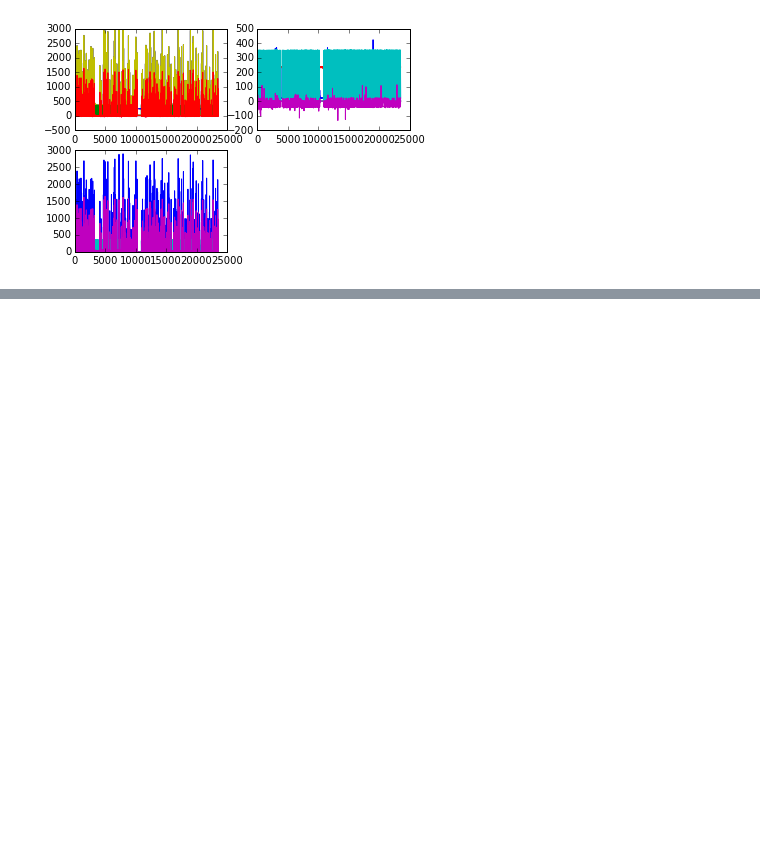
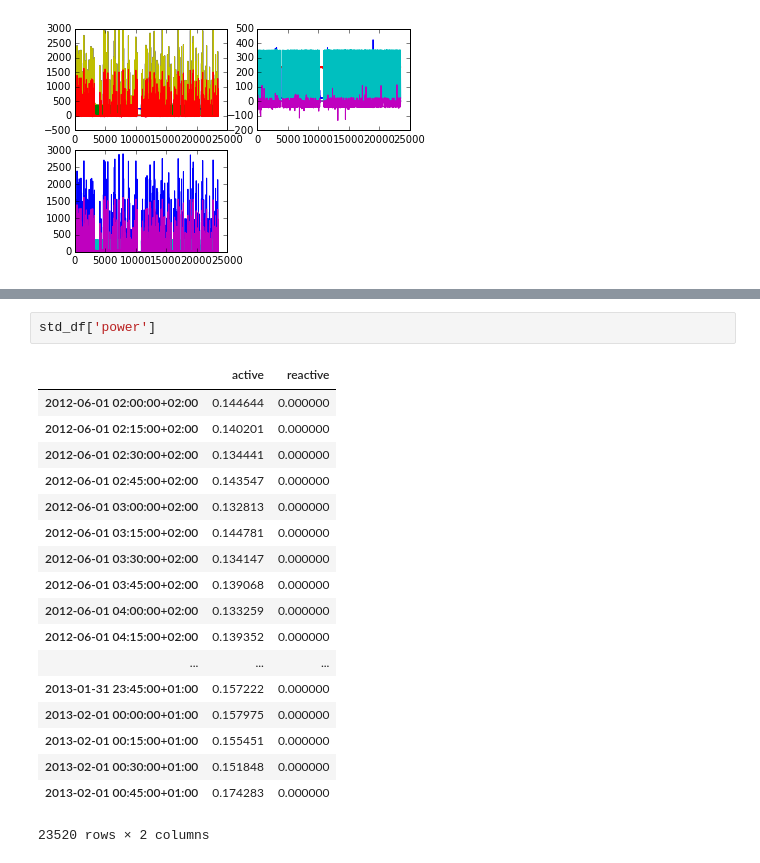
Before and after one commit to nipunbatra/NIOMTK, a Jupyter notebook: docs/Eco.ipynb, the cells around one changed output, grey strips where cells are left out. Cells and saved outputs as stored; diff of their text form; blank space fills up the shorter version.

```diff
--- a/docs/Eco.ipynb
+++ b/docs/Eco.ipynb
@@ -183,0 +227,21 @@ fig
+# %%
+std_df['power']
+# %% [output]
+|  | active | reactive |
+| 2012-06-01 02:00:00+02:00 | 0.144644 | 0.000000 |
+| 2012-06-01 02:15:00+02:00 | 0.140201 | 0.000000 |
+| 2012-06-01 02:30:00+02:00 | 0.134441 | 0.000000 |
+| 2012-06-01 02:45:00+02:00 | 0.143547 | 0.000000 |
+| 2012-06-01 03:00:00+02:00 | 0.132813 | 0.000000 |
+| 2012-06-01 03:15:00+02:00 | 0.144781 | 0.000000 |
+| 2012-06-01 03:30:00+02:00 | 0.134147 | 0.000000 |
+| 2012-06-01 03:45:00+02:00 | 0.139068 | 0.000000 |
+| 2012-06-01 04:00:00+02:00 | 0.133259 | 0.000000 |
+| 2012-06-01 04:15:00+02:00 | 0.139352 | 0.000000 |
+| ... | ... | ... |
+| 2013-01-31 23:45:00+01:00 | 0.157222 | 0.000000 |
+| 2013-02-01 00:00:00+01:00 | 0.157975 | 0.000000 |
+| 2013-02-01 00:15:00+01:00 | 0.155451 | 0.000000 |
+| 2013-02-01 00:30:00+01:00 | 0.151848 | 0.000000 |
+| 2013-02-01 00:45:00+01:00 | 0.174283 | 0.000000 |
+23520 rows × 2 columns
```
Also changed, not shown: parts of 35 cells of this notebook.
